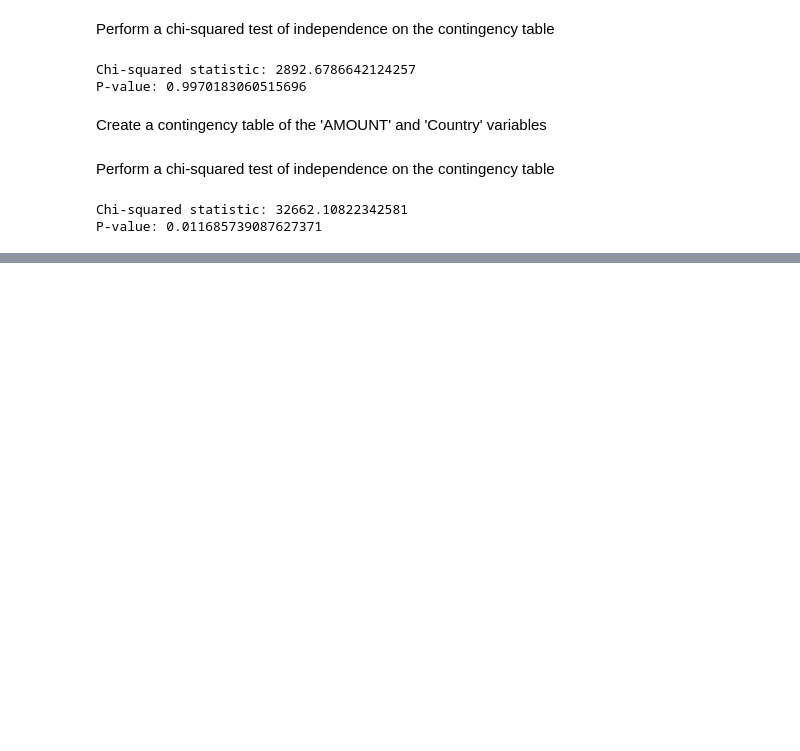
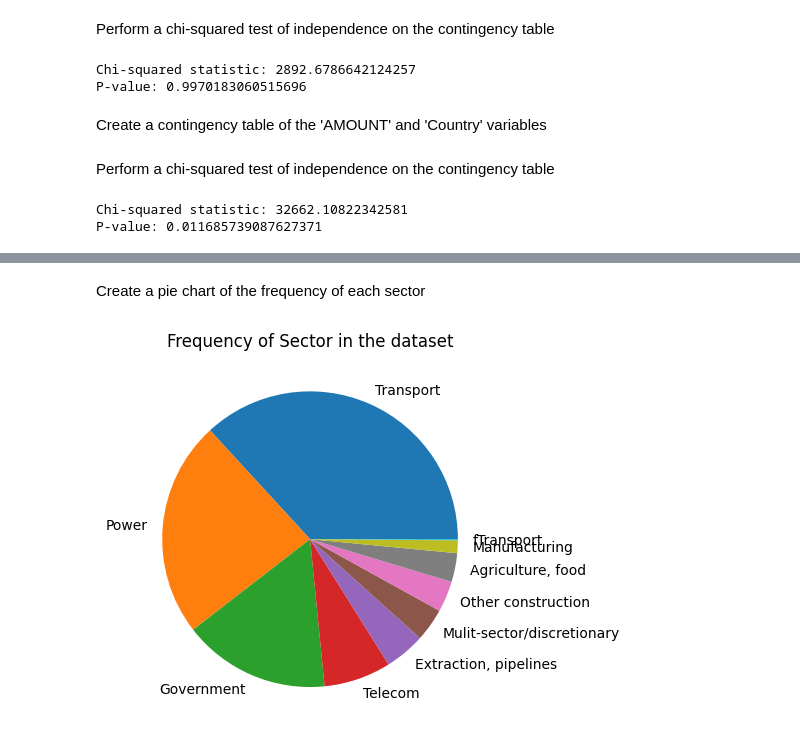
Before and after one commit to Astha2410/china_debt_trap_analysis, a Jupyter notebook: Analysis_1.ipynb, the cells around one changed output, grey strips where cells are left out. Drawn from its saved outputs; the diff is of its cells as text; code cells hidden in the pictures; blank space fills up the shorter version.

```diff
--- a/Analysis_1.ipynb
+++ b/Analysis_1.ipynb
@@ -157,0 +168,10 @@ P-value: 0.011685739087627371
+# %% [markdown]
+Create a pie chart of the frequency of each sector
+# %%
+sector_counts = china_dept_trap_dataset['SECTOR'].value_counts()
+sector_counts.plot(kind='pie')
+plt.ylabel('')
+plt.title('Frequency of Sector in the dataset')
+plt.show()
+# %% [output]
+[figure, added]
```
Also changed, not shown: parts of 2 cells of this notebook.
